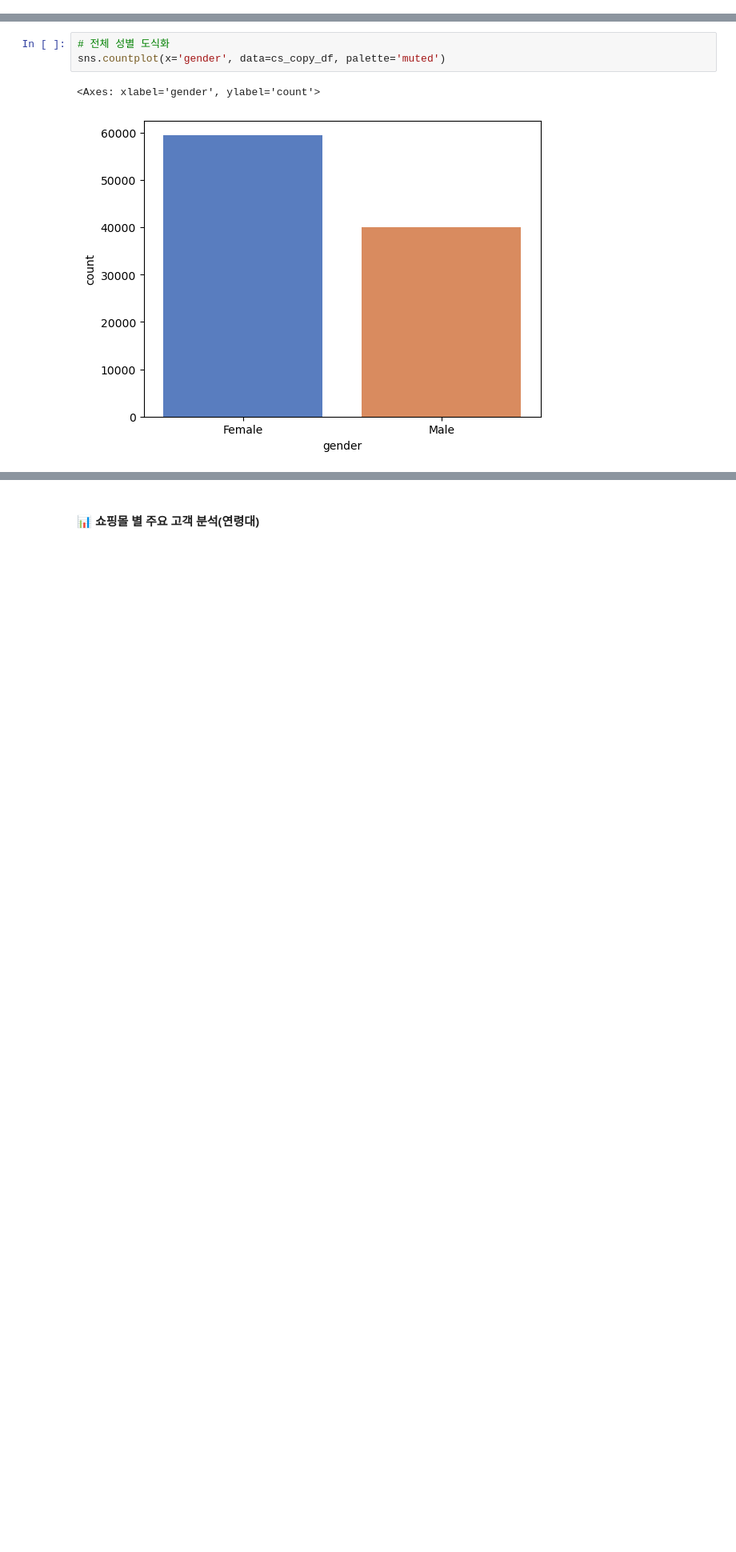
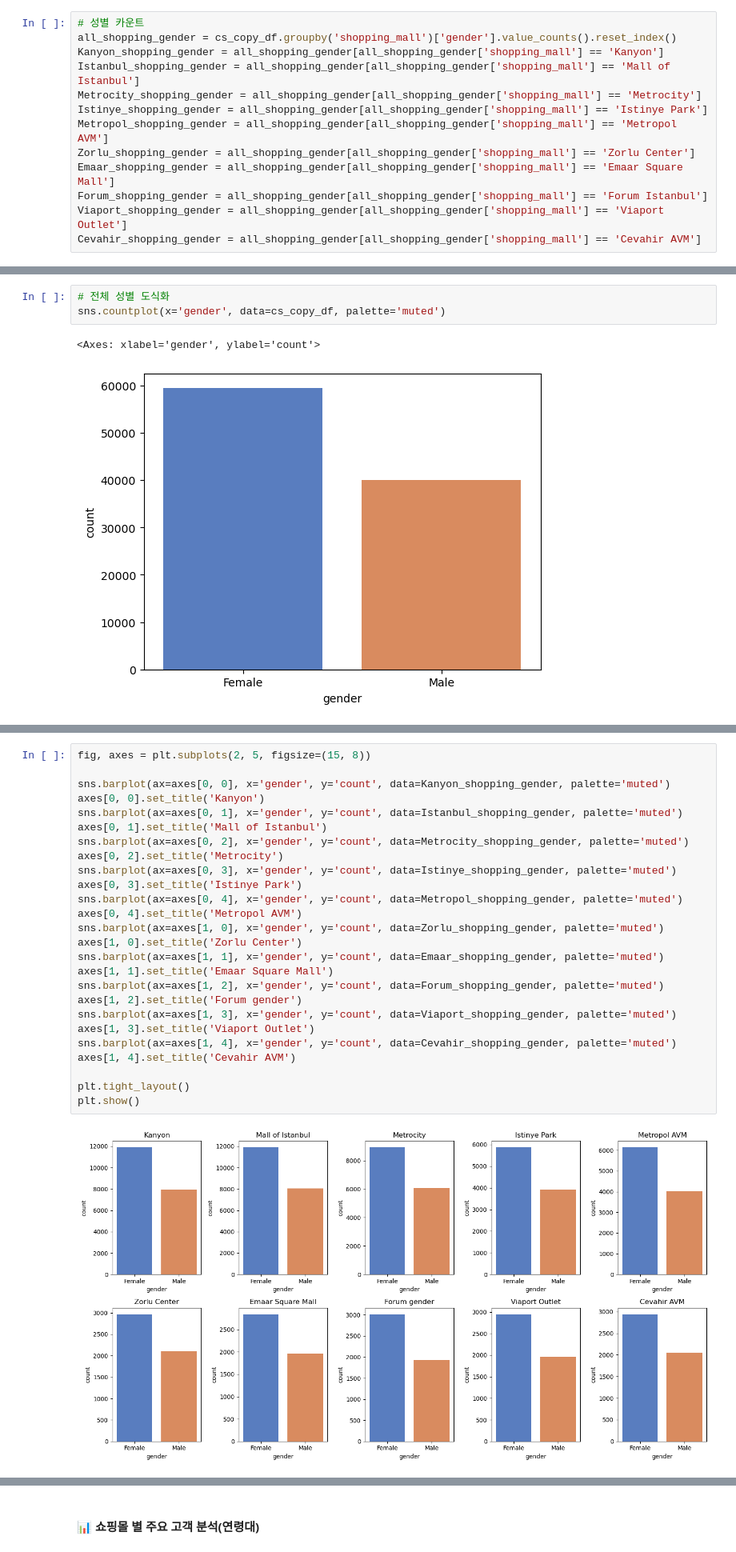
Before and after one commit to songseogyeong/study_data_analysis, a Jupyter notebook: d_rfm/d_RFM_task03.ipynb, the cells around one changed output, grey strips where cells are left out. Shown: that part at 80% size. Cells and saved outputs as stored; diff of their text form; blank space fills up the shorter version.

```diff
--- a/d_rfm/d_RFM_task03.ipynb
+++ b/d_rfm/d_RFM_task03.ipynb
@@ -454,3 +456,16 @@ rfm_df
 | 7 | Forum Istanbul | 398.580554 | 4947 | 12303921.24 | 0.629404 | 8 | 3016 | ... |
 | 8 | Viaport Outlet | 401.312983 | 4914 | 12521339.72 | 0.369758 | 9 | 2949 | ... |
 | 9 | Cevahir AVM | 405.023843 | 4991 | 12645138.20 | 0.020742 | 10 | 2940 | ... |
+# %%
+# 성별 카운트
+all_shopping_gender = cs_copy_df.groupby('shopping_mall')['gender'].value_counts().reset_index()
+Kanyon_shopping_gender = all_shopping_gender[all_shopping_gender['shopping_mall'] == 'Kanyon']
+Istanbul_shopping_gender = all_shopping_gender[all_shopping_gender['shopping_mall'] == 'Mall of Istanbul']
+Metrocity_shopping_gender = all_shopping_gender[all_shopping_gender['shopping_mall'] == 'Metrocity']
+Istinye_shopping_gender = all_shopping_gender[all_shopping_gender['shopping_mall'] == 'Istinye Park']
+Metropol_shopping_gender = all_shopping_gender[all_shopping_gender['shopping_mall'] == 'Metropol AVM']
+Zorlu_shopping_gender = all_shopping_gender[all_shopping_gender['shopping_mall'] == 'Zorlu Center']
+Emaar_shopping_gender = all_shopping_gender[all_shopping_gender['shopping_mall'] == 'Emaar Square Mall']
+Forum_shopping_gender = all_shopping_gender[all_shopping_gender['shopping_mall'] == 'Forum Istanbul']
+Viaport_shopping_gender = all_shopping_gender[all_shopping_gender['shopping_mall'] == 'Viaport Outlet']
+Cevahir_shopping_gender = all_shopping_gender[all_shopping_gender['shopping_mall'] == 'Cevahir AVM']
@@ -620,0 +735,28 @@ sns.countplot(x='gender', data=cs_copy_df, palette='muted')
+# %%
+fig, axes = plt.subplots(2, 5, figsize=(15, 8))
+
+sns.barplot(ax=axes[0, 0], x='gender', y='count', data=Kanyon_shopping_gender, palette='muted')
+axes[0, 0].set_title('Kanyon')
+sns.barplot(ax=axes[0, 1], x='gender', y='count', data=Istanbul_shopping_gender, palette='muted')
+axes[0, 1].set_title('Mall of Istanbul')
+sns.barplot(ax=axes[0, 2], x='gender', y='count', data=Metrocity_shopping_gender, palette='muted')
+axes[0, 2].set_title('Metrocity')
+sns.barplot(ax=axes[0, 3], x='gender', y='count', data=Istinye_shopping_gender, palette='muted')
+axes[0, 3].set_title('Istinye Park')
+sns.barplot(ax=axes[0, 4], x='gender', y='count', data=Metropol_shopping_gender, palette='muted')
+axes[0, 4].set_title('Metropol AVM')
+sns.barplot(ax=axes[1, 0], x='gender', y='count', data=Zorlu_shopping_gender, palette='muted')
+axes[1, 0].set_title('Zorlu Center')
+sns.barplot(ax=axes[1, 1], x='gender', y='count', data=Emaar_shopping_gender, palette='muted')
+axes[1, 1].set_title('Emaar Square Mall')
+sns.barplot(ax=axes[1, 2], x='gender', y='count', data=Forum_shopping_gender, palette='muted')
+axes[1, 2].set_title('Forum gender')
+sns.barplot(ax=axes[1, 3], x='gender', y='count', data=Viaport_shopping_gender, palette='muted')
+axes[1, 3].set_title('Viaport Outlet')
+sns.barplot(ax=axes[1, 4], x='gender', y='count', data=Cevahir_shopping_gender, palette='muted')
+axes[1, 4].set_title('Cevahir AVM')
+
+plt.tight_layout()
+plt.show()
+# %% [output]
+[figure, added]
```
Also changed, not shown: parts of 34 cells of this notebook.
